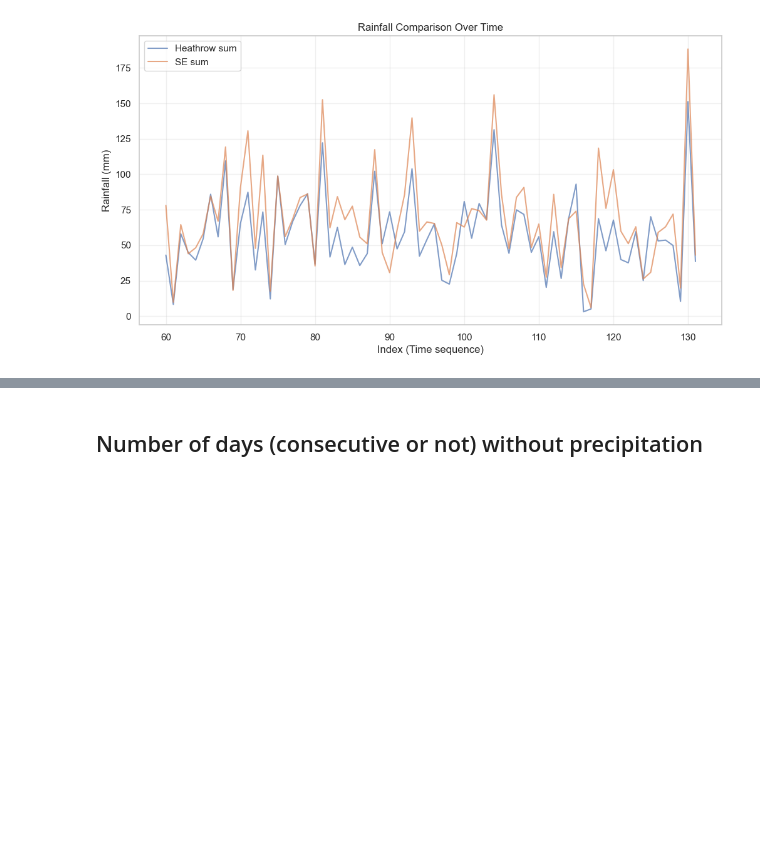
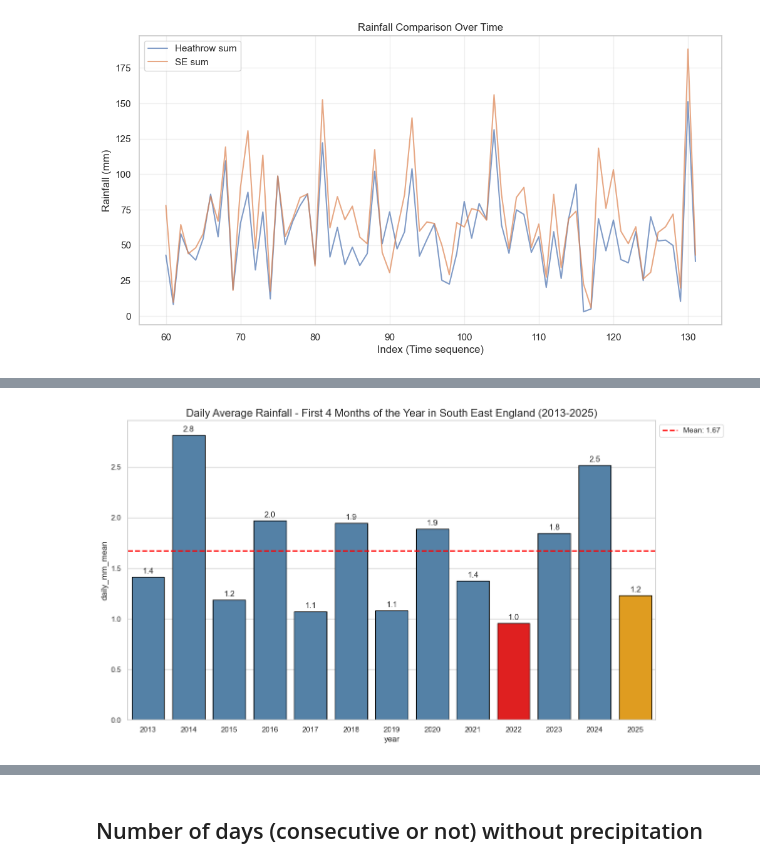
Before and after one commit to pacoraggio/London-Rainfall, a Jupyter notebook: heathrow_data.ipynb, the cells around one changed output, grey strips where cells are left out. Cells and saved outputs as stored; diff of their text form; code cells hidden in the pictures; blank space fills up the shorter version.

```diff
--- a/heathrow_data.ipynb
+++ b/heathrow_data.ipynb
@@ -373,0 +429,13 @@ plt.show()
+# %%
+yearly_daily_aggregate_jan_apr = (
+    heathrow_daily_data_jan_apr.groupby('year')
+    .agg(
+        yearly_mm_sum = ('RR_mm', 'sum'),
+        daily_mm_mean = ('RR_mm', 'mean'),
+        daily_mm_std = ('RR_mm', 'std'),
+        daily_mm_median = ('RR_mm', 'median'),
+        daily_mm_min = ('RR_mm', 'min'),
+        daily_mm_max = ('RR_mm', 'max')
+    )
+    .reset_index()
+)
@@ -373,0 +446,4 @@ plt.show()
+# %%
+plot_rainfall(yearly_daily_aggregate_jan_apr, 2013, 2025, 'daily_mm_mean', special_year=2022,rotation_x_label=0,fig_size=(14,8), title_label = "Daily Average Rainfall - First 4 Months of the Year");
+# %% [output]
+[figure, added]
```
Also changed, not shown: parts of 28 cells of this notebook.
